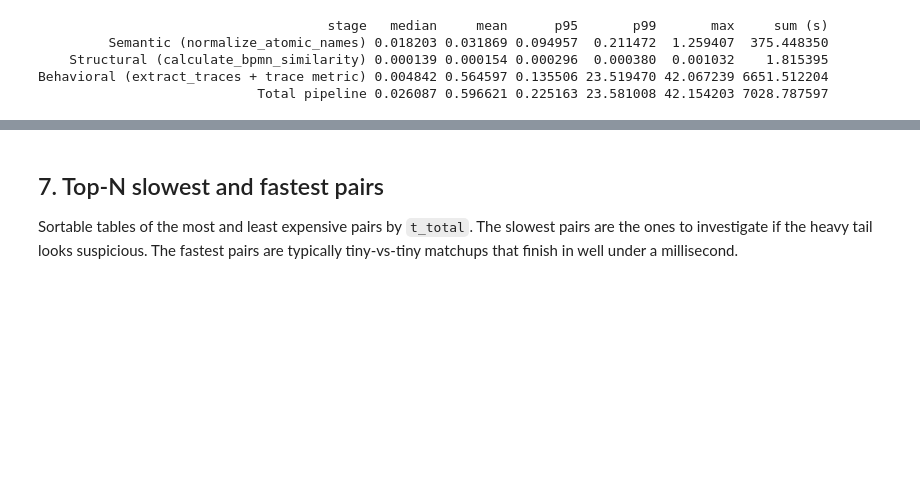
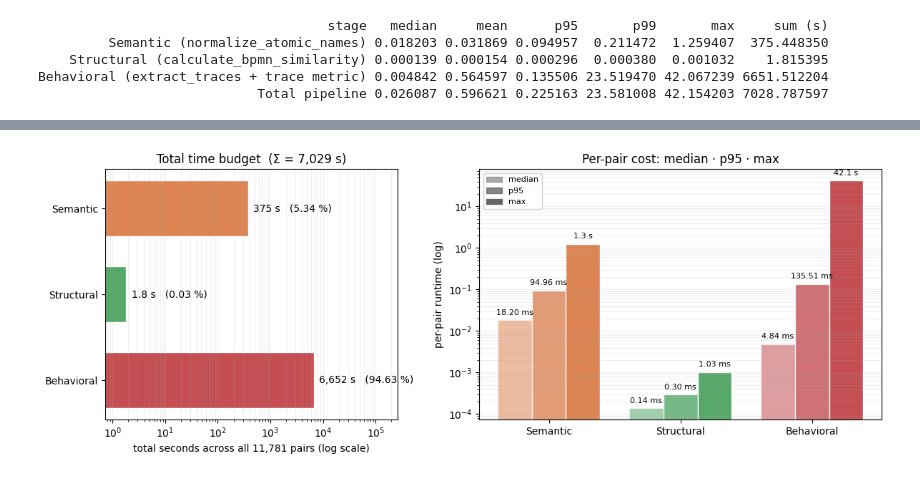
Before and after one commit to SAP/process-evaluation-framework, a Jupyter notebook: notebooks/scalability_report.ipynb, the cells around one changed output, grey strips where cells are left out. Saved outputs shown, nothing was run; the diff lists cells and outputs as text; code cells hidden in the pictures; blank space fills up the shorter version.

```diff
--- a/notebooks/scalability_report.ipynb
+++ b/notebooks/scalability_report.ipynb
@@ -166,17 +142,0 @@ plt.tight_layout(); plt.show()
-# %%
-# CDF view on shared axes — clearest single comparison.
-fig, ax = plt.subplots(figsize=(9, 5))
-for col, label, color in STAGES:
-    v = ok[col].dropna()
-    v = np.sort(v[v > 0].values)
-    if len(v) == 0:
-        continue
-    y = np.arange(1, len(v) + 1) / len(v)
-    ax.plot(v, y, color=color, label=label, linewidth=1.5)
-ax.set_xscale('log')
-ax.set_xlabel('seconds (log scale)')
-ax.set_ylabel('cumulative share of pairs')
-ax.set_title('CDF of per-pair runtime by stage')
-ax.legend(loc='lower right', fontsize=9)
-ax.grid(True, which='both', alpha=0.2)
-plt.tight_layout(); plt.show()
@@ -255,4 +143,58 @@ Score summary:
-# %% [markdown]
-## 7. Top-N slowest and fastest pairs
-
-Sortable tables of the most and least expensive pairs by `t_total`. The slowest pairs are the ones to investigate if the heavy tail looks suspicious. The fastest pairs are typically tiny-vs-tiny matchups that finish in well under a millisecond.
+# %%
+# Two-panel view: (left) total-time budget across all pairs, (right) per-pair percentile costs.
+three_stages = [
+    ('t_semantic',   'Semantic',   '#dd8452'),
+    ('t_structural', 'Structural', '#55a868'),
+    ('t_behavioral', 'Behavioral', '#c44e52'),
+]
+sums = {label: ok[col].sum() for col, label, _ in three_stages}
+total = sum(sums.values())
+
+fig, (ax_left, ax_right) = plt.subplots(1, 2, figsize=(12, 4.5),
+                                        gridspec_kw={'width_ratios': [1.6, 2.2]})
+
+# --- Left: one horizontal bar per stage on a log-x axis ---
+labels = [label for _, label, _ in three_stages]
+colors = [color for _, _, color in three_stages]
+values = [sums[l] for l in labels]
+y_pos = np.arange(len(labels))
+ax_left.barh(y_pos, values, color=colors, edgecolor='white', height=0.65)
+for yi, s in zip(y_pos, values):
+    pretty = f'{s:,.1f} s' if s < 10 else f'{s:,.0f} s'
+    ax_left.text(s * 1.25, yi, f'{pretty}   ({100 * s / total:.2f} %)',
+                 va='center', fontsize=10)
+ax_left.set_xscale('log')
+ax_left.set_xlim(min(values) * 0.4, max(values) * 40)
+ax_left.set_yticks(y_pos)
+ax_left.set_yticklabels(labels)
+ax_left.invert_yaxis()
+ax_left.set_xlabel('total seconds across all 11,781 pairs (log scale)')
+ax_left.set_title(f'Total time budget  (Σ = {total:,.0f} s)')
+ax_left.grid(True, which='both', axis='x', alpha=0.2)
+
+# --- Right: per-stage percentile bars (median / p95 / max), log-y with numeric labels ---
+percentiles = [('median', 0.50), ('p95', 0.95), ('max', 1.00)]
+x = np.arange(len(three_stages))
+width = 0.26
+for i, (pname, q) in enumerate(percentiles):
+    vals = [ok[col].quantile(q) if q < 1 else ok[col].max() for col, _, _ in three_stages]
+    ax_right.bar(x + (i - 1) * width, vals, width,
+                 color=[c for _, _, c in three_stages],
+                 alpha=[0.55, 0.8, 1.0][i],
+                 edgecolor='white')
+    for xi, v in zip(x + (i - 1) * width, vals):
+        label = f'{v*1000:.2f} ms' if v < 1 else f'{v:.1f} s'
+        ax_right.text(xi, v * 1.35, label, ha='center', fontsize=8)
+ax_right.set_yscale('log')
+ax_right.set_xticks(x)
+ax_right.set_xticklabels([label for _, label, _ in three_stages])
+ax_right.set_ylabel('per-pair runtime (log)')
+ax_right.set_title('Per-pair cost: median · p95 · max')
+ax_right.grid(True, which='both', axis='y', alpha=0.2)
+# Faint legend to disambiguate the alpha steps (median light, max solid)
+handles = [plt.Rectangle((0, 0), 1, 1, color='#666', alpha=a) for a in [0.55, 0.8, 1.0]]
+ax_right.legend(handles, ['median', 'p95', 'max'], loc='upper left', fontsize=8, framealpha=0.9)
+
+plt.tight_layout(); plt.show()
+# %% [output]
+[figure, added]
```
Also changed, not shown: parts of 24 cells of this notebook.
